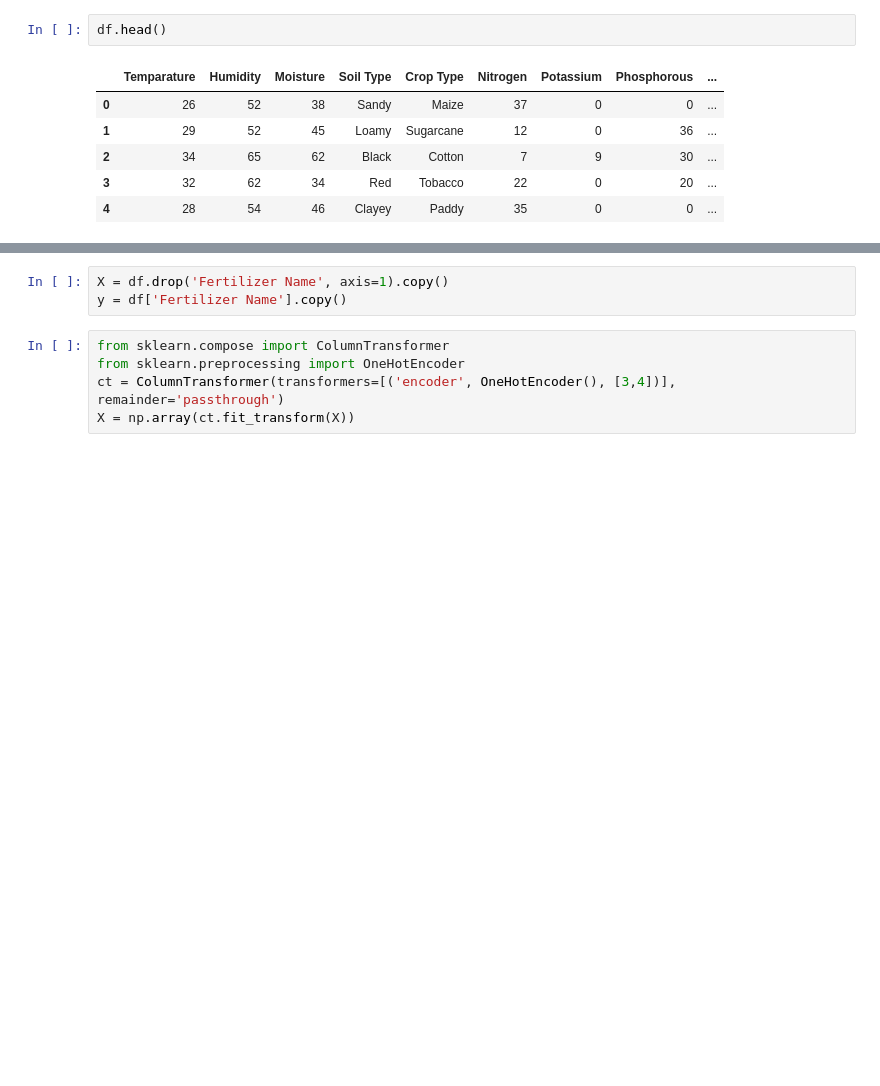
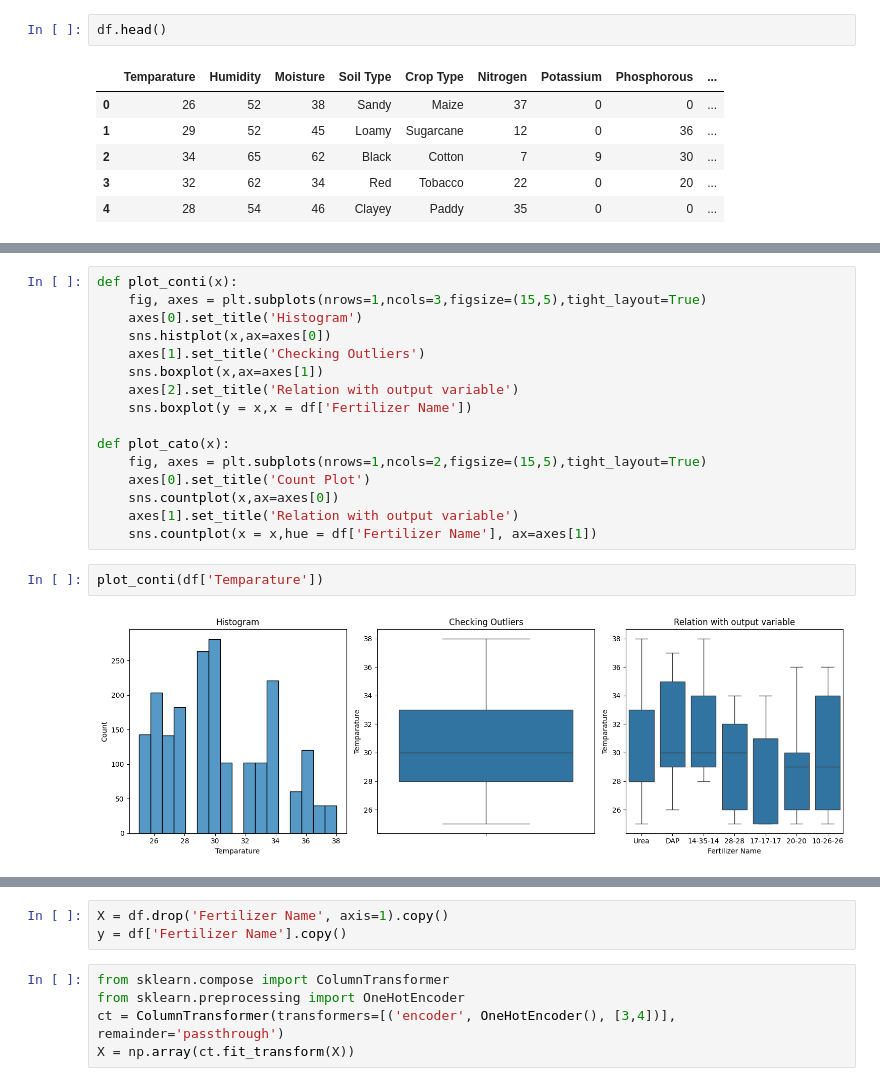
Before and after one commit to Joohhnnyyy/Pro, a Jupyter notebook: NEW_PROJECT.ipynb, the cells around one changed output, grey strips where cells are left out. Drawn from its saved outputs; the diff is of its cells as text; blank space fills up the shorter version.

```diff
--- a/NEW_PROJECT.ipynb
+++ b/NEW_PROJECT.ipynb
@@ -18,0 +51,20 @@ df = pd.read_csv("new dataset.csv")
+# %%
+def plot_conti(x):
+    fig, axes = plt.subplots(nrows=1,ncols=3,figsize=(15,5),tight_layout=True)
+    axes[0].set_title('Histogram')
+    sns.histplot(x,ax=axes[0])
+    axes[1].set_title('Checking Outliers')
+    sns.boxplot(x,ax=axes[1])
+    axes[2].set_title('Relation with output variable')
+    sns.boxplot(y = x,x = df['Fertilizer Name'])
+
+def plot_cato(x):
+    fig, axes = plt.subplots(nrows=1,ncols=2,figsize=(15,5),tight_layout=True)
+    axes[0].set_title('Count Plot')
+    sns.countplot(x,ax=axes[0])
+    axes[1].set_title('Relation with output variable')
+    sns.countplot(x = x,hue = df['Fertilizer Name'], ax=axes[1])
+# %%
+plot_conti(df['Temparature'])
+# %% [output]
+[figure, added]
```
Also changed, not shown: parts of 13 cells of this notebook.
